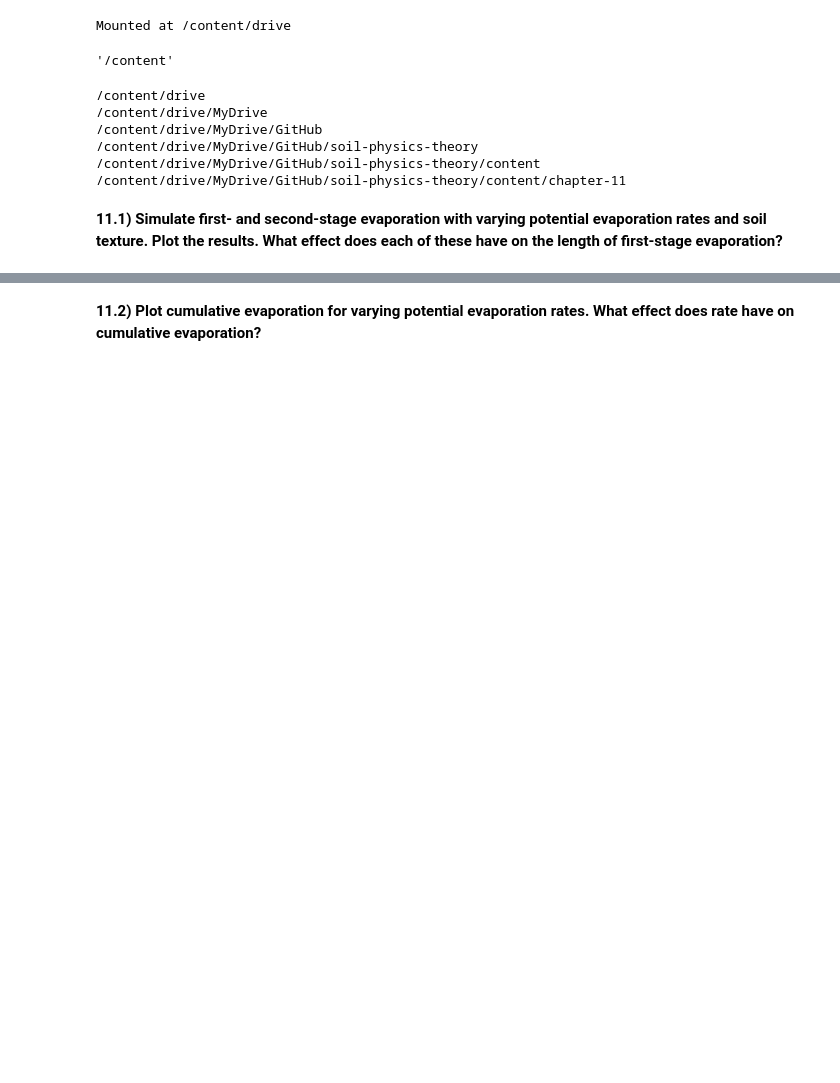
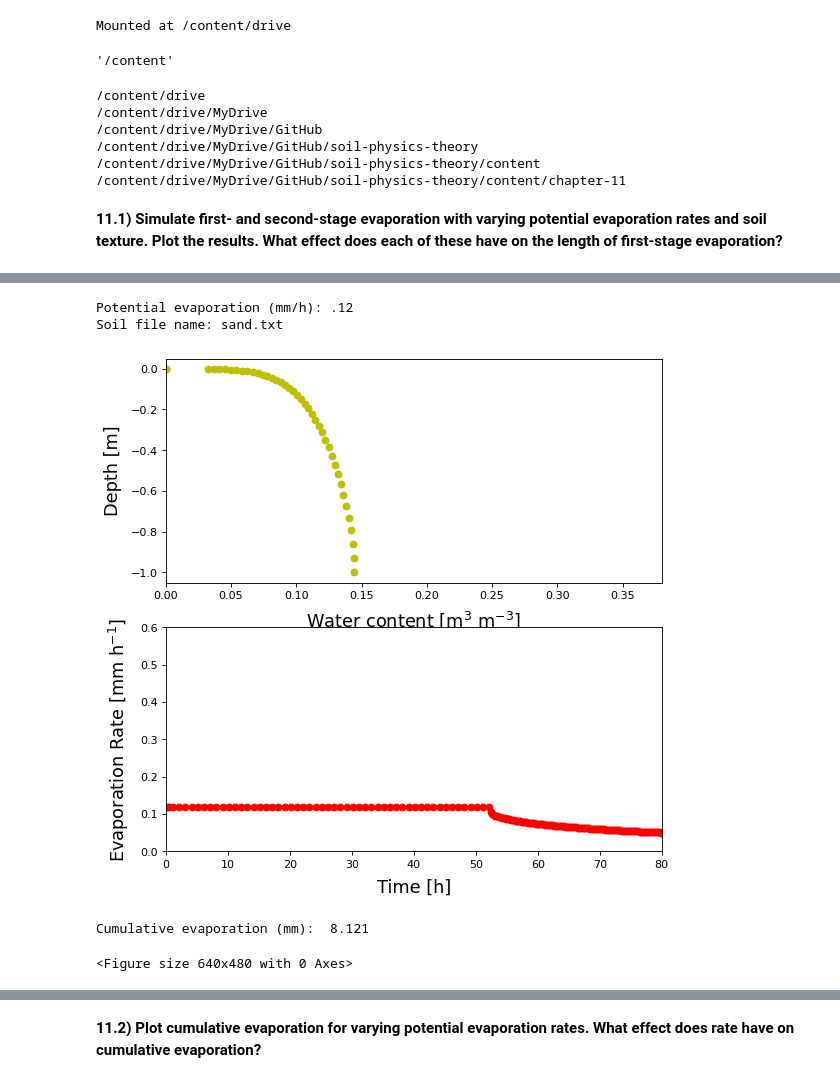
Before and after one commit to soil-physics-okstate/soil-physics-theory, a Jupyter notebook: content/chapter-11/dcd_ch11_hw.ipynb, the cells around one changed output, grey strips where cells are left out. Saved outputs shown, nothing was run; the diff lists cells and outputs as text; code cells hidden in the pictures; blank space fills up the shorter version.

```diff
--- a/content/chapter-11/dcd_ch11_hw.ipynb
+++ b/content/chapter-11/dcd_ch11_hw.ipynb
@@ -35,0 +54,11 @@ run main_cole
+# %%
+import PSP_soil
+importlib.reload(PSP_soil)
+%run main.py
+E_sand_12 = E
+# %% [output]
+Potential evaporation (mm/h): .12
+Soil file name: sand.txt
+[figure, added]
+Cumulative evaporation (mm):  8.121
+<Figure size 640x480 with 0 Axes>
```
Also changed, not shown: parts of 8 cells of this notebook, 1 other file.
